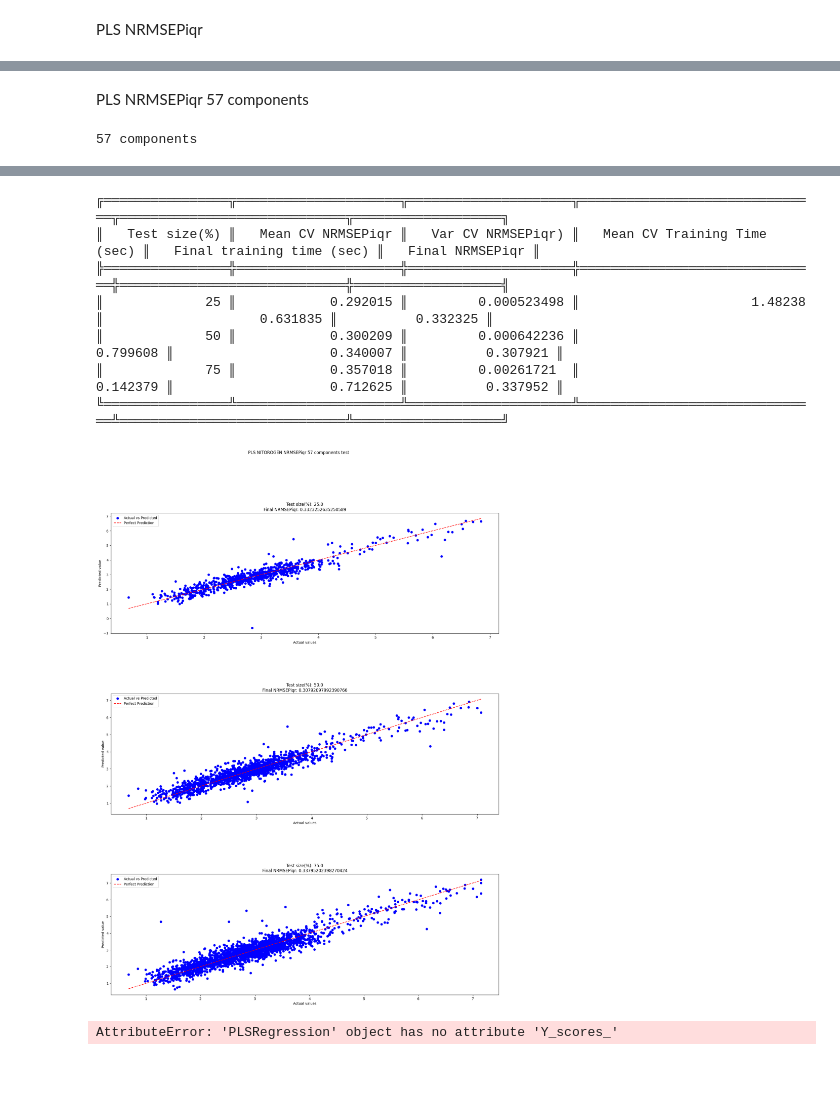
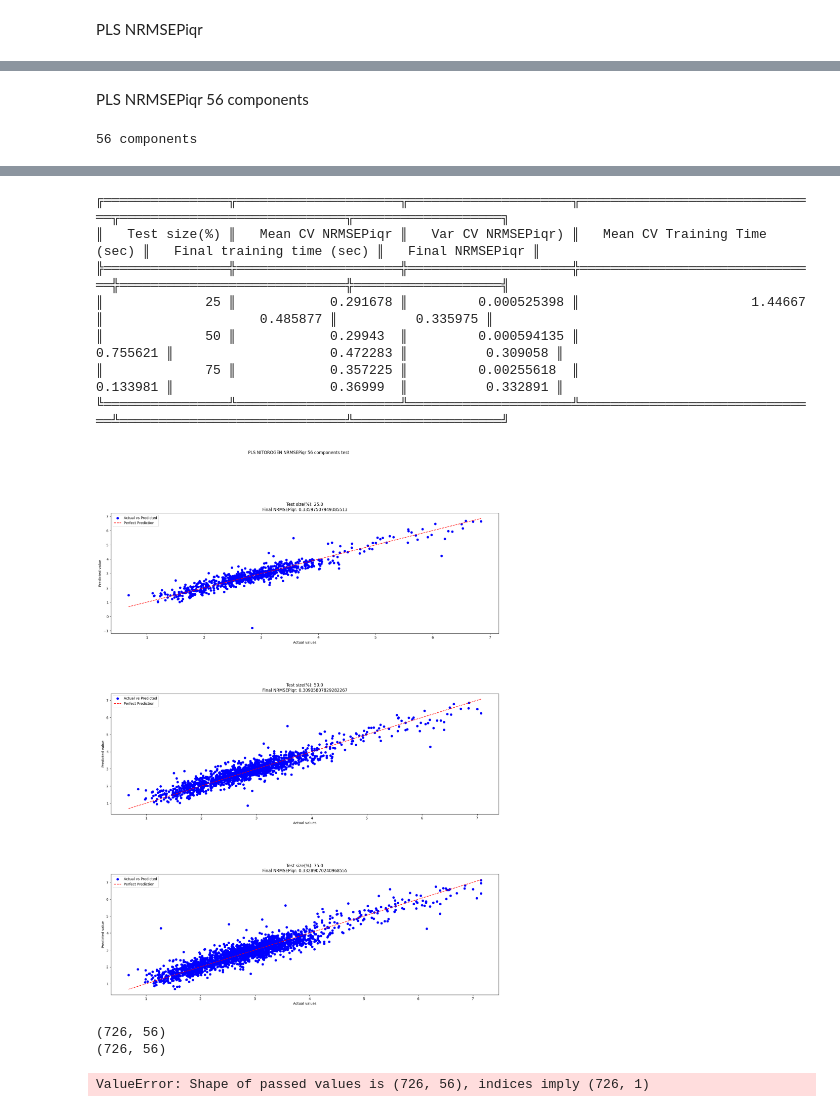
Before and after one commit to Lomby1902/Demetra, a Jupyter notebook: PLS_demetra.ipynb, the cells around one changed output, grey strips where cells are left out. Drawn from its saved outputs; the diff is of its cells as text; code cells hidden in the pictures; blank space fills up the shorter version.

```diff
--- a/PLS_demetra.ipynb
+++ b/PLS_demetra.ipynb
@@ -92,15 +99,15 @@ for ripartition in ripartisions:
 # %% [markdown]
-PLS NRMSEPiqr 57 components
+PLS NRMSEPiqr 56 components
 # %%
 
-n_components = 57
+n_components = 56
 
 
 results = []
 
 # create 3x1 subfigs
 fig, axs = plt.subplots(3, 1,figsize=(20, 25),gridspec_kw={'hspace': 0.5})
-fig.suptitle('PLS NITOROGEN NRMSEPiqr 57 components test' + "\n")
+fig.suptitle(f'PLS NITOROGEN NRMSEPiqr {n_components} components test' + "\n")
 axs = axs.flatten()
 k = 0
 
@@ -147,5 +154,5 @@ for ripartition in ripartisions:
 headers = ["Test size(%)", "Mean CV NRMSEPiqr", "Var CV NRMSEPiqr)","Mean CV Training Time (sec)" ,"Final training time (sec)","Final NRMSEPiqr"]
 print(tabulate(results, headers,  tablefmt="double_outline"))
 # %% [output]
-57 components
+56 components
 [Parallel(n_jobs=-1)]: Using backend LokyBackend with 14 concurrent workers.
@@ -153,16 +160,16 @@ print(tabulate(results, headers,  tablefmt="double_outline"))
 [Parallel(n_jobs=-1)]: Using backend LokyBackend with 14 concurrent workers.
 [Parallel(n_jobs=-1)]: Done   8 out of   8 | elapsed:    0.9s finished
 [Parallel(n_jobs=-1)]: Using backend LokyBackend with 14 concurrent workers.
 [Parallel(n_jobs=-1)]: Done   4 out of   7 | elapsed:    0.2s remaining:    0.1s
 [Parallel(n_jobs=-1)]: Done   7 out of   7 | elapsed:    0.2s finished
 ╔════════════════╦═════════════════════╦═════════════════════╦═══════════════════════════════╦═════════════════════════════╦═══════════════════╗
 ║   Test size(%) ║   Mean CV NRMSEPiqr ║   Var CV NRMSEPiqr) ║   Mean CV Training Time (sec) ║   Final training time (sec) ║   Final NRMSEPiqr ║
 ╠════════════════╬═════════════════════╬═════════════════════╬═══════════════════════════════╬═════════════════════════════╬═══════════════════╣
-║             25 ║            0.292015 ║         0.000523498 ║                      1.48238  ║                    0.631835 ║          0.332325 ║
-║             50 ║            0.300209 ║         0.000642236 ║                      0.799608 ║                    0.340007 ║          0.307921 ║
-║             75 ║            0.357018 ║         0.00261721  ║                      0.142379 ║                    0.712625 ║          0.337952 ║
+║             25 ║            0.291678 ║         0.000525398 ║                      1.44667  ║                    0.485877 ║          0.335975 ║
+║             50 ║            0.29943  ║         0.000594135 ║                      0.755621 ║                    0.472283 ║          0.309058 ║
+║             75 ║            0.357225 ║         0.00255618  ║                      0.133981 ║                    0.36999  ║          0.332891 ║
 ╚════════════════╩═════════════════════╩═════════════════════╩═══════════════════════════════╩═════════════════════════════╩═══════════════════╝
-[figure, old version]
+[figure, new version]
 # %%
 # Extract latent variables (scores)
 X_latent = pls_model.x_scores_  # Latent variables for predictors
@@ -179,4 +186,6 @@ Y_latent_df = pd.DataFrame(Y_latent, columns=['Latent Variable Y'])
 print("Latent Variables for X:\n", X_latent_df.head())
 print("Latent Variables for Y:\n", Y_latent_df.head())
 # %% [output]
-AttributeError: 'PLSRegression' object has no attribute 'Y_scores_'
+(726, 56)
+(726, 56)
+ValueError: Shape of passed values is (726, 56), indices imply (726, 1)
```
Also changed, not shown: parts of 2 cells of this notebook.
